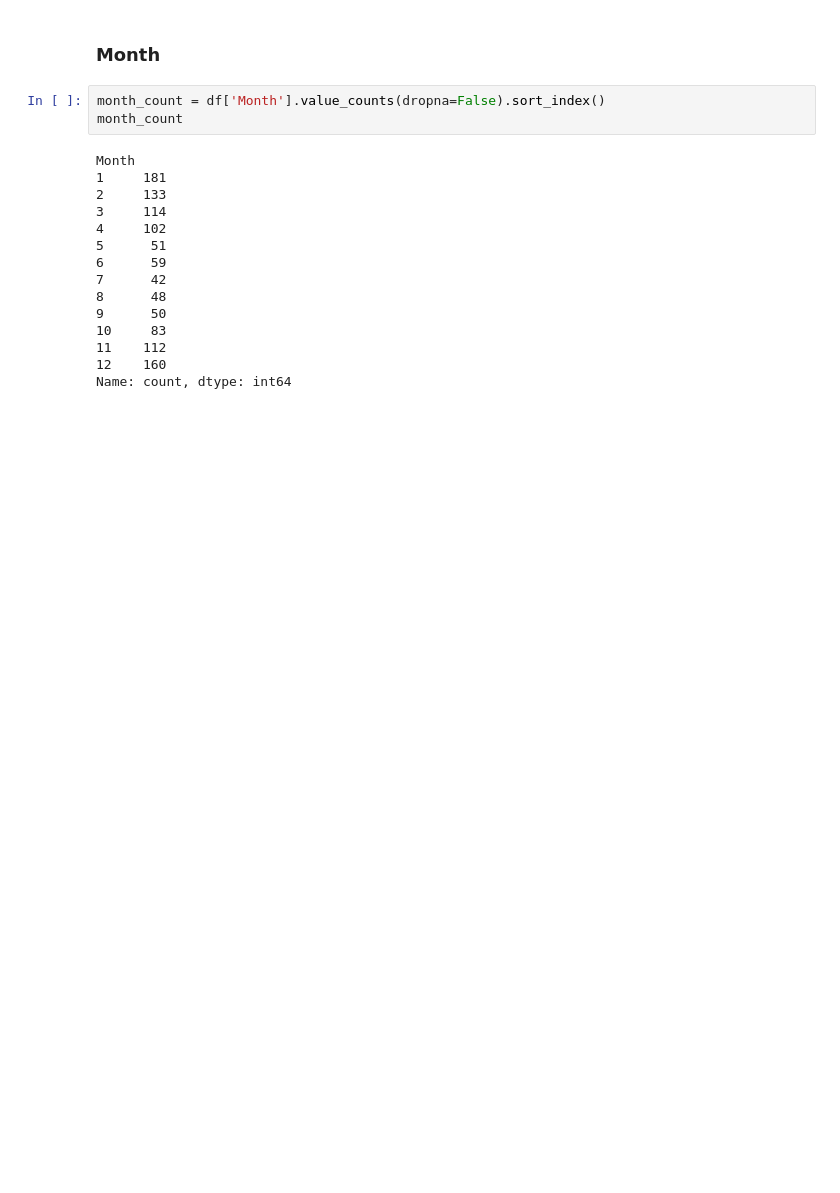
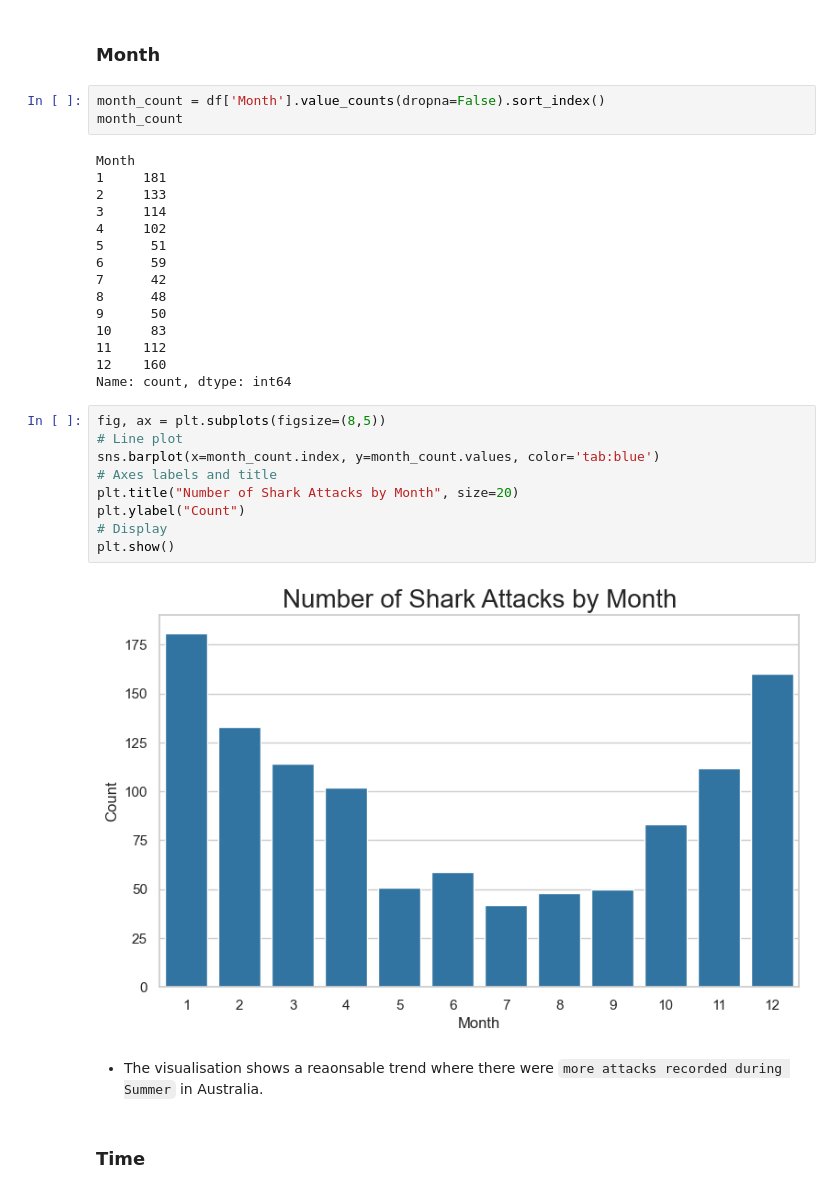
Before and after one commit to moscmh/shark, a Jupyter notebook: shark.ipynb, the cells around one changed output. Cells and saved outputs as stored; diff of their text form; blank space fills up the shorter version.

```diff
--- a/shark.ipynb
+++ b/shark.ipynb
@@ -315,3 +315,18 @@ Month
 11    112
 12    160
 Name: count, dtype: int64
+# %%
+fig, ax = plt.subplots(figsize=(8,5))
+# Line plot
+sns.barplot(x=month_count.index, y=month_count.values, color='tab:blue')
+# Axes labels and title
+plt.title("Number of Shark Attacks by Month", size=20)
+plt.ylabel("Count")
+# Display
+plt.show()
+# %% [output]
+[figure, added]
+# %% [markdown]
+* The visualisation shows a reaonsable trend where there were `more attacks recorded during Summer` in Australia.
+# %% [markdown]
+### Time
```
Also changed, not shown: parts of 7 cells of this notebook.
